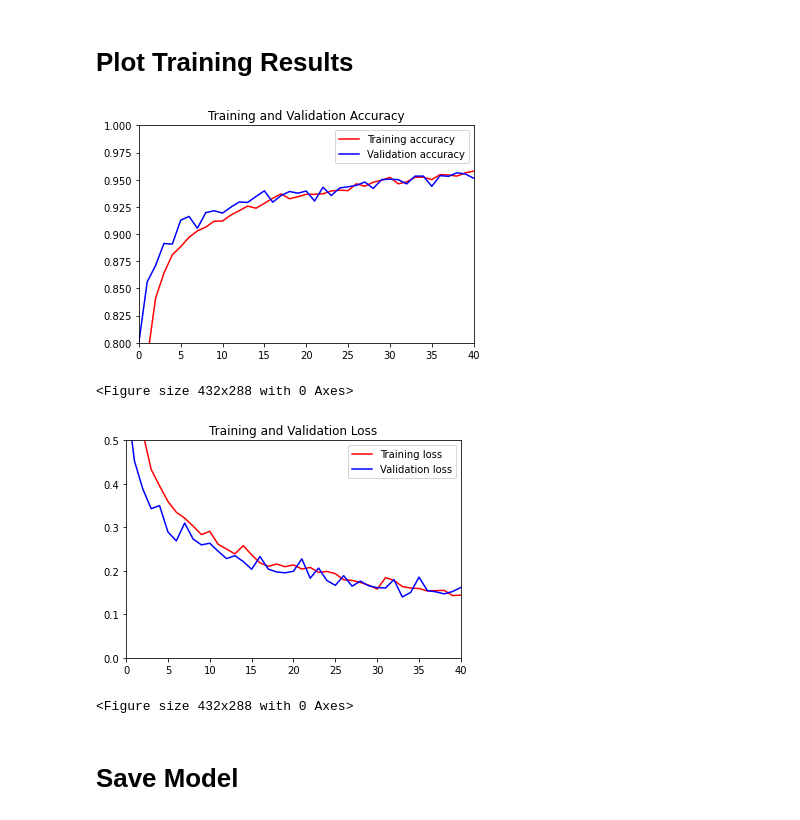
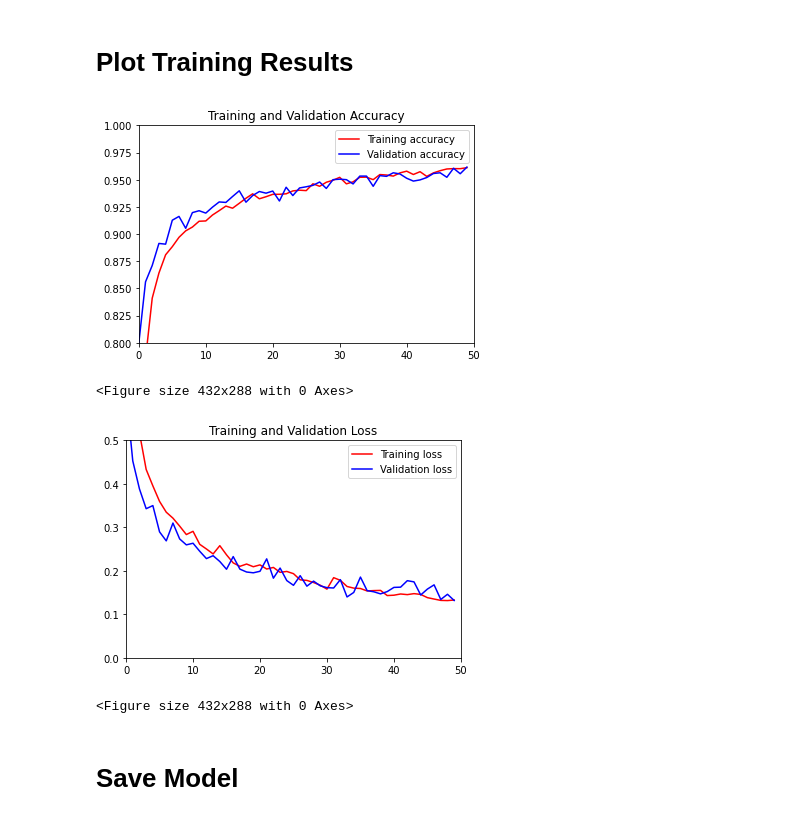
Before and after one commit to jibrilhp/TomatoPlantDiseases, a Jupyter notebook: Improved_CNN_InceptionV3.ipynb, the cells around one changed output. Cells and saved outputs as stored; diff of their text form; code cells hidden in the pictures.

```diff
--- a/Improved_CNN_InceptionV3.ipynb
+++ b/Improved_CNN_InceptionV3.ipynb
@@ -161,32 +161,32 @@ Epoch 50/50
 # %%
 acc = history.history['accuracy']
 val_acc = history.history['val_accuracy']
 loss = history.history['loss']
 val_loss = history.history['val_loss']
 
 epochs = range(len(acc))
 
 plt.ylim(0.8, 1)
-plt.xlim(0, 40)
+plt.xlim(0, 50)
 plt.plot(epochs, acc, 'r', label='Training accuracy')
 plt.plot(epochs, val_acc, 'b', label='Validation accuracy')
 plt.title('Training and Validation Accuracy')
 plt.legend(loc=0)
 plt.figure()
 plt.show()
 
 plt.ylim(0, 0.5)
-plt.xlim(0, 40)
+plt.xlim(0, 50)
 plt.plot(epochs, loss, 'r', label='Training loss')
 plt.plot(epochs, val_loss, 'b', label='Validation loss')
 plt.title('Training and Validation Loss')
 plt.legend(loc=0)
 plt.figure()
 plt.show()
 # %% [output]
-[figure, old version]
+[figure, new version]
 <Figure size 432x288 with 0 Axes>
-[figure, old version]
+[figure, new version]
 <Figure size 432x288 with 0 Axes>
 # %% [markdown]
 # **Save Model**
```
